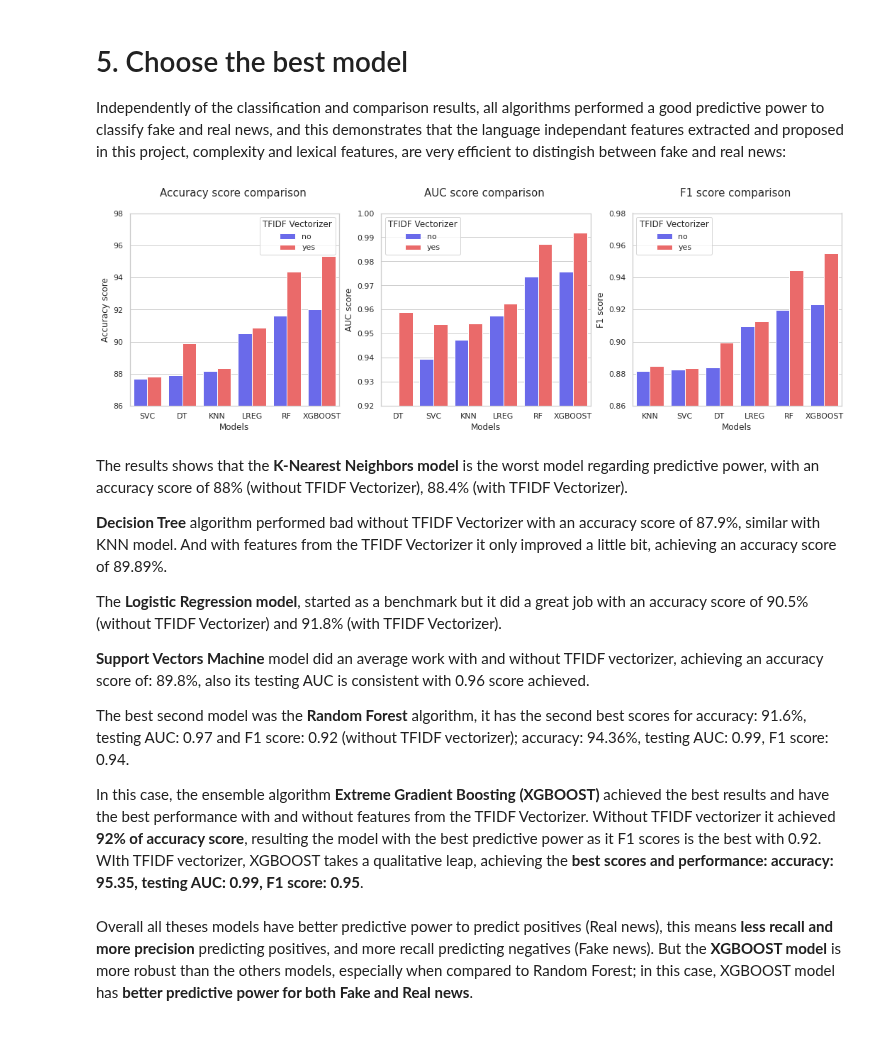
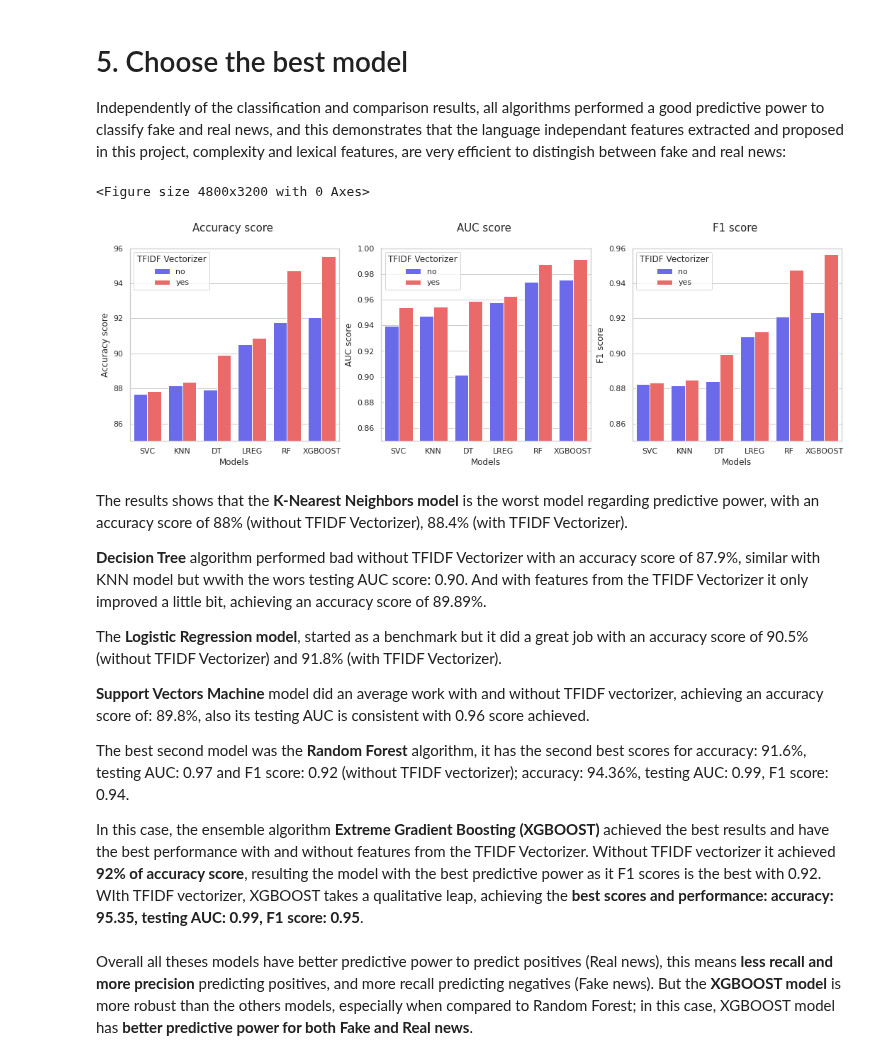
Before and after one commit to pipe11/TFM_fake_news_detector, a Jupyter notebook: models/11_final_notebook_models_explained.ipynb, the cells around one changed output. Saved outputs shown, nothing was run; the diff lists cells and outputs as text; code cells hidden in the pictures.

Commit message:
model comparison visualizations

```diff
--- a/models/11_final_notebook_models_explained.ipynb
+++ b/models/11_final_notebook_models_explained.ipynb
@@ -937,3 +944,0 @@ pickle.dump(tfidf_vectorizer, open('../predictors/tfidf_vectorizer.pkl', 'wb'))
-# %%
-tfidf_vectorizer = pickle.load(open('../predictors/tfidf_vectorizer.pkl', 'rb'))
-tfidf_vectorizer
@@ -1044,6 +1043,7 @@ numeric_features = ['words_h', 'word_size_h', 'avg_syllables_word_h', 'unique_wo
 
 X = hstack([csr_matrix(df[numeric_features].values), text_vectorized[0:]])
 feature_names = df[numeric_features].columns.tolist() + tfvocab
+tfvocab = tfidf_vectorizer.get_feature_names()
 
 # Training and test set
 X_train, X_test, y_train, y_test = train_test_split(X, y, test_size = 0.3, random_state = 43)
@@ -1053,8 +1053,8 @@ X_train, X_test, y_train, y_test = train_test_split(X, y, test_size = 0.3, rando
 # hyperparameters for the grid search
 
 param_grid = {
-    'leaf_size': list(range(1, 15)),
-    'n_neighbors': list(range(1, 31)),
+    'leaf_size': list(range(1, 10)),
+    'n_neighbors': list(range(1, 10)),
     'p': [1, 2]
 }
 
@@ -1413,6 +1411,7 @@ y = df['label']
 
 tfidf_vectorizer = pickle.load(open('../predictors/tfidf_vectorizer.pkl', 'rb'))
 text_vectorized = tfidf_vectorizer.transform(df['text'])
+tfvocab = tfidf_vectorizer.get_feature_names()
 
 ########### Numeric features & train, test split ###########
 
@@ -1438,10 +1437,10 @@ xgb_model2 = XGBClassifier(eval_metric = 'auc', objective = 'binary:logistic', n
                     scale_pos_weight = imbalance_weight)
 
 xgb_params = {'learning_rate': [0.02],
-              'n_estimators': [800, 1000],
+              'n_estimators': [1000, 1200],
               'max_depth': [4, 6],
               'subsample': [0.4],
-              'colsample_bytree': [0.2, 0.4],
+              'colsample_bytree': [0.1, 0.2],
               'min_child_weight' : [0.5],
               'lambda': [0.5],
               'alpha': [0]}
@@ -1591,33 +1607,35 @@ data2['TFIDF Vectorizer'] = ['yes', 'yes', 'yes', 'yes', 'yes', 'yes']
 data_final = pd.concat([data, data2])
 data_final.reset_index(inplace = True, drop = True)
 # %%
+plt.figure(dpi = 800)
 f, axs = plt.subplots(1,3, figsize = (18, 5))
 sns.set(style = 'whitegrid')
 
 ax1 = sns.barplot(y = 'Accuracy score', x = 'Models', data = data_final, hue = 'TFIDF Vectorizer',
-                  order = data.sort_values('Accuracy score').Models, ax = axs[0], palette = 'seismic')
-ax1ylim = ax1.set_ylim([86, 98])
-ax1title = ax1.set_title('Accuracy score comparison \n', fontsize = 15)
+                  order = data2.sort_values('Accuracy score').Models, ax = axs[0], palette = 'seismic')
+ax1ylim = ax1.set_ylim([85, 96])
+ax1title = ax1.set_title('Accuracy score \n', fontsize = 15)
 
 
 ax2 = sns.barplot(y = 'AUC score', x = 'Models', data = data_final, hue = 'TFIDF Vectorizer',
-                  order = data.sort_values('AUC score').Models, ax = axs[1], palette = 'seismic')
-ax2ylim = ax2.set_ylim([0.92, 1.0])
-ax2title = ax2.set_title('AUC score comparison \n', fontsize = 15)
+                  order = data2.sort_values('AUC score').Models, ax = axs[1], palette = 'seismic')
+ax2ylim = ax2.set_ylim([0.85, 1.0])
+ax2title = ax2.set_title('AUC score \n', fontsize = 15)
 
 
 ax3 = sns.barplot(y = 'F1 score', x = 'Models', data = data_final, hue = 'TFIDF Vectorizer',
-                  order = data.sort_values('F1 score').Models, ax = axs[2], palette = 'seismic')
-ax3ylim = ax3.set_ylim([0.86, 0.98])
-ax3title = ax3.set_title('F1 score comparison \n', fontsize = 15)
+                  order = data2.sort_values('F1 score').Models, ax = axs[2], palette = 'seismic')
+ax3ylim = ax3.set_ylim([0.85, 0.96])
+ax3title = ax3.set_title('F1 score \n', fontsize = 15)
 
-plt.savefig('../imgs/eval_metrics_all_models.png')
+plt.savefig('../imgs/eval_metrics_all_models.png', bbox_inches = 'tight', dpi=800)
 # %% [output]
+<Figure size 4800x3200 with 0 Axes>
-[figure, old version]
+[figure, new version]
 # %% [markdown]
 The results shows that the **K-Nearest Neighbors model** is the worst model regarding predictive power, with an accuracy score of 88% (without TFIDF Vectorizer), 88.4% (with TFIDF Vectorizer).
 
-**Decision Tree** algorithm performed bad without TFIDF Vectorizer with an accuracy score of 87.9%, similar with KNN model. And with features from the TFIDF Vectorizer it only improved a little bit, achieving an accuracy score of 89.89%.
+**Decision Tree** algorithm performed bad without TFIDF Vectorizer with an accuracy score of 87.9%, similar with KNN model but wwith the wors testing AUC score: 0.90. And with features from the TFIDF Vectorizer it only improved a little bit, achieving an accuracy score of 89.89%.
 
 The **Logistic Regression model**, started as a benchmark but it did a great job with an accuracy score of 90.5% (without TFIDF Vectorizer) and 91.8% (with TFIDF Vectorizer).
 
```
Also changed, not shown: parts of 22 cells of this notebook, 5 other files.
